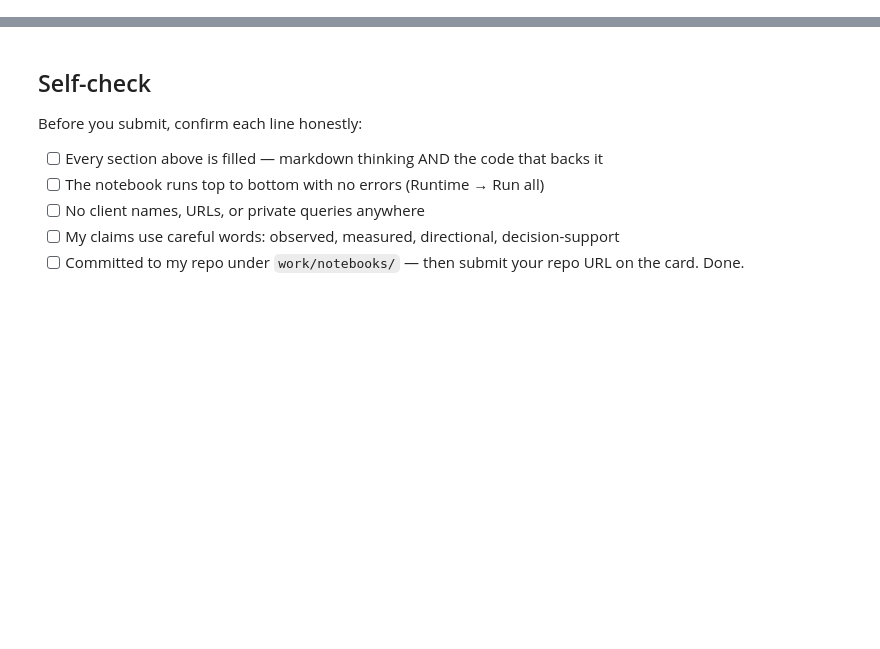
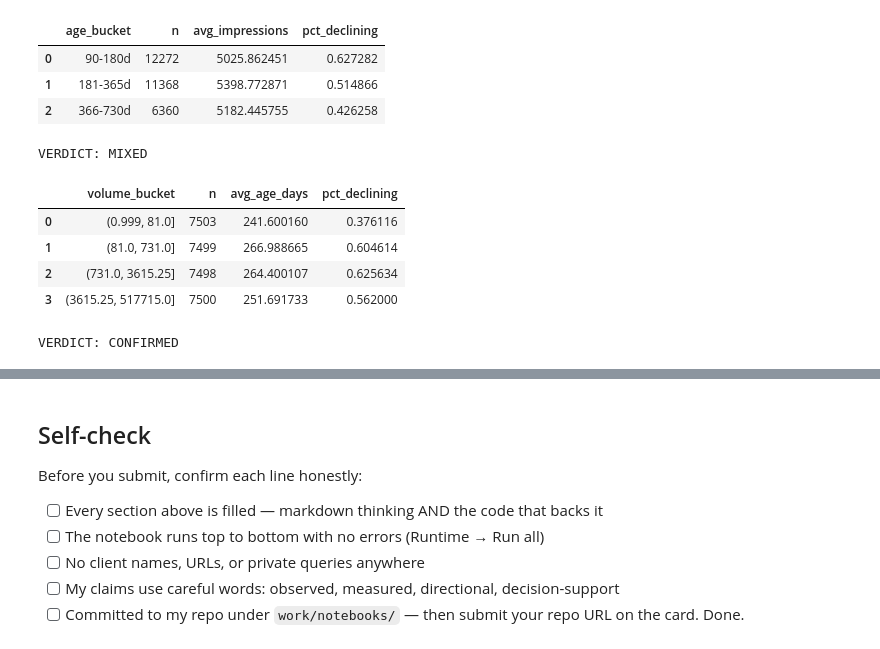
Before and after one commit to Ali0678/FlyRank-Internship, a Jupyter notebook: work/notebooks/w04_baseline_score.ipynb, the cells around one changed output, grey strips where cells are left out. Saved outputs shown, nothing was run; the diff lists cells and outputs as text; code cells hidden in the pictures; blank space fills up the shorter version.

```diff
--- a/work/notebooks/w04_baseline_score.ipynb
+++ b/work/notebooks/w04_baseline_score.ipynb
@@ -12,0 +50,56 @@ This skeleton is yours to fill. Work the sections **in order** — each one has
+# %%
+# This cell is for CODE (numbers, a query, a check).
+# Write your text answer in the cell ABOVE this one — typing sentences here breaks Run All.
+age_bins = pd.cut(
+    lane_df["content_age_days"],
+    bins=[89, 180, 365, 730, np.inf],
+    labels=["90-180d", "181-365d", "366-730d", "730d+"]
+)
+
+age_check = (
+    lane_df.assign(age_bucket=age_bins)
+    .groupby("age_bucket", observed=True)
+    .agg(
+        n=("content_id", "size"),
+        avg_impressions=("impressions_90d", "mean"),
+        pct_declining=("trend_direction", lambda x: (x == "down").mean())
+    )
+    .reset_index()
+)
+
+display(age_check)
+
+print("VERDICT: MIXED")
+
+volume_bins = pd.qcut(
+    lane_df["impressions_90d"],
+    q=4,
+    duplicates="drop"
+)
+
+volume_check = (
+    lane_df.assign(volume_bucket=volume_bins)
+    .groupby("volume_bucket", observed=True)
+    .agg(
+        n=("content_id", "size"),
+        avg_age_days=("content_age_days", "mean"),
+        pct_declining=("trend_direction", lambda x: (x == "down").mean())
+    )
+    .reset_index()
+)
+
+display(volume_check)
+
+print("VERDICT: CONFIRMED")
+# %% [output]
+|  | age_bucket | n | avg_impressions | pct_declining |
+| 0 | 90-180d | 12272 | 5025.862451 | 0.627282 |
+| 1 | 181-365d | 11368 | 5398.772871 | 0.514866 |
+| 2 | 366-730d | 6360 | 5182.445755 | 0.426258 |
+VERDICT: MIXED
+|  | volume_bucket | n | avg_age_days | pct_declining |
+| 0 | (0.999, 81.0] | 7503 | 241.600160 | 0.376116 |
+| 1 | (81.0, 731.0] | 7499 | 266.988665 | 0.604614 |
+| 2 | (731.0, 3615.25] | 7498 | 264.400107 | 0.625634 |
+| 3 | (3615.25, 517715.0] | 7500 | 251.691733 | 0.562000 |
+VERDICT: CONFIRMED
```
Also changed, not shown: parts of 15 cells of this notebook.
